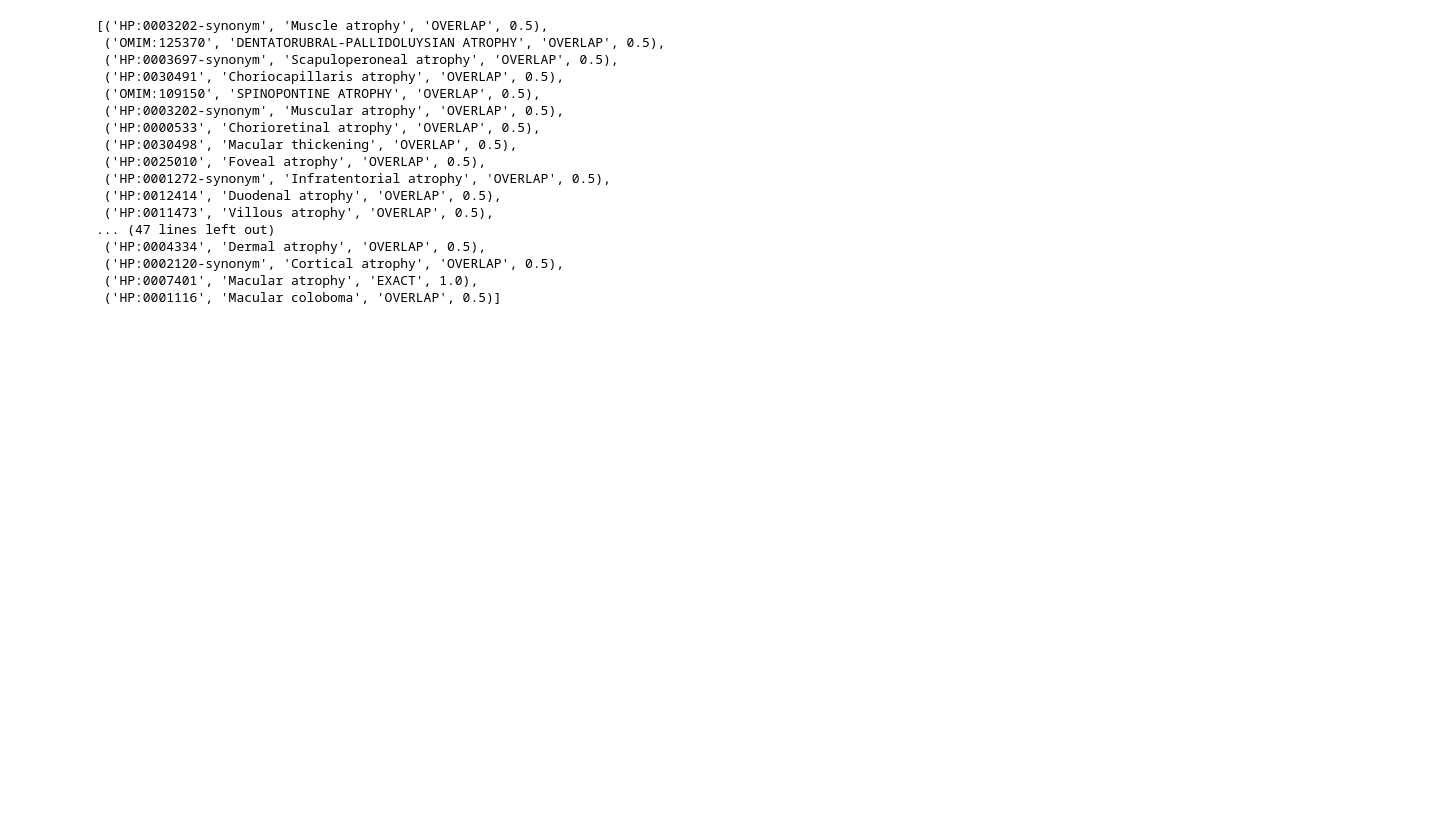
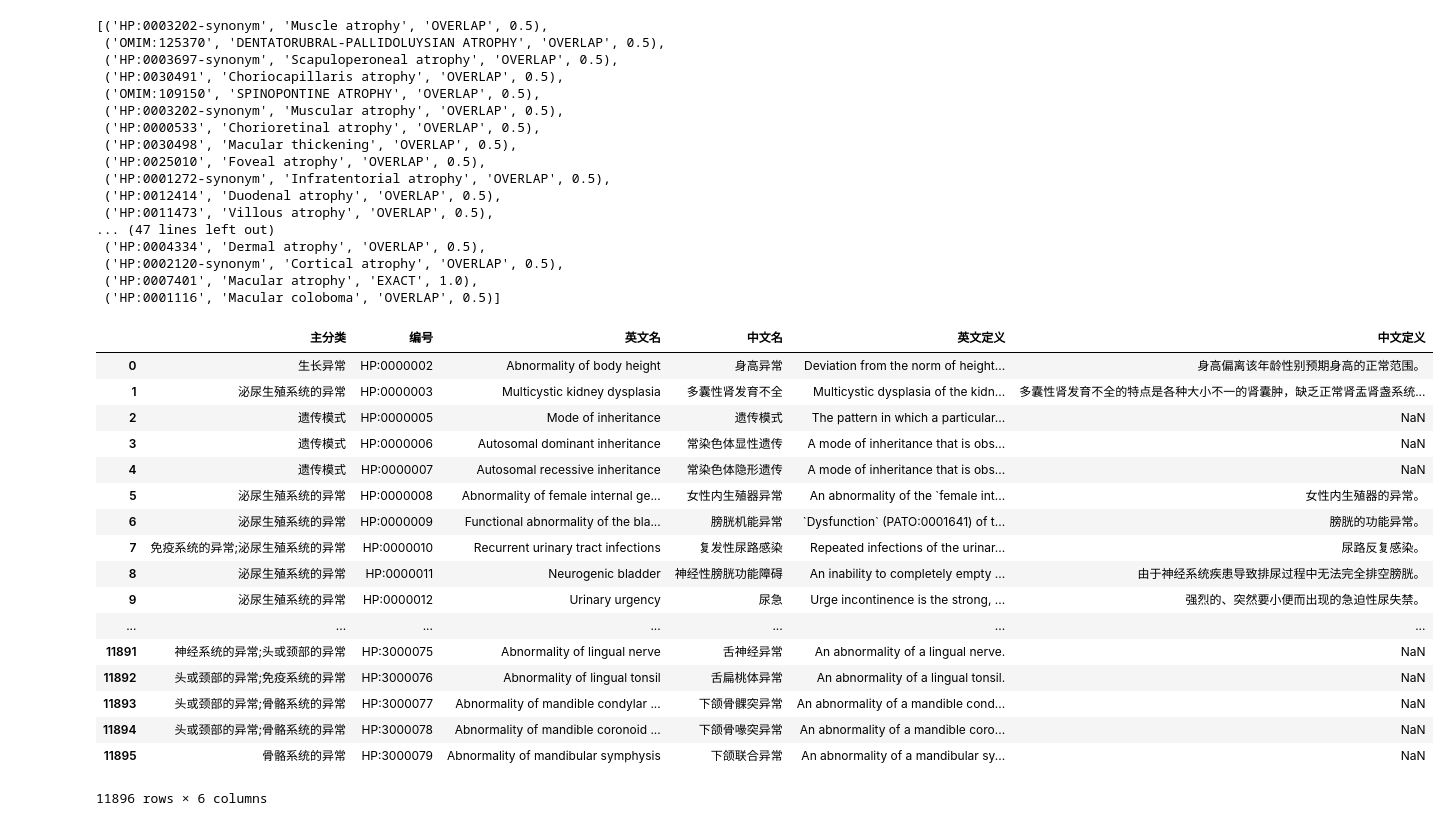
Before and after one commit to xguo39/deepbrain, a Jupyter notebook: deepb/test.ipynb, the cells around one changed output. Saved outputs shown, nothing was run; the diff lists cells and outputs as text; code cells hidden in the pictures; blank space fills up the shorter version.

Commit message:
chpo intro

```diff
--- a/deepb/test.ipynb
+++ b/deepb/test.ipynb
@@ -2099,3 +2079,24 @@ matches
  ('HP:0002120-synonym', 'Cortical atrophy', 'OVERLAP', 0.5),
  ('HP:0007401', 'Macular atrophy', 'EXACT', 1.0),
  ('HP:0001116', 'Macular coloboma', 'OVERLAP', 0.5)]
+# %%
+chpo
+# %% [output]
+|  | 主分类 | 编号 | 英文名 | 中文名 | 英文定义 | 中文定义 |
+| 0 | 生长异常 | HP:0000002 | Abnormality of body height | 身高异常 | Deviation from the norm of height... | 身高偏离该年龄性别预期身高的正常范围。 |
+| 1 | 泌尿生殖系统的异常 | HP:0000003 | Multicystic kidney dysplasia | 多囊性肾发育不全 | Multicystic dysplasia of the kidn... | 多囊性肾发育不全的特点是各种大小不一的肾囊肿，缺乏正常肾盂肾盏系统... |
+| 2 | 遗传模式 | HP:0000005 | Mode of inheritance | 遗传模式 | The pattern in which a particular... | NaN |
+| 3 | 遗传模式 | HP:0000006 | Autosomal dominant inheritance | 常染色体显性遗传 | A mode of inheritance that is obs... | NaN |
+| 4 | 遗传模式 | HP:0000007 | Autosomal recessive inheritance | 常染色体隐形遗传 | A mode of inheritance that is obs... | NaN |
+| 5 | 泌尿生殖系统的异常 | HP:0000008 | Abnormality of female internal ge... | 女性内生殖器异常 | An abnormality of the `female int... | 女性内生殖器的异常。 |
+| 6 | 泌尿生殖系统的异常 | HP:0000009 | Functional abnormality of the bla... | 膀胱机能异常 | `Dysfunction` (PATO:0001641) of t... | 膀胱的功能异常。 |
+| 7 | 免疫系统的异常;泌尿生殖系统的异常 | HP:0000010 | Recurrent urinary tract infections | 复发性尿路感染 | Repeated infections of the urinar... | 尿路反复感染。 |
+| 8 | 泌尿生殖系统的异常 | HP:0000011 | Neurogenic bladder | 神经性膀胱功能障碍 | An inability to completely empty ... | 由于神经系统疾患导致排尿过程中无法完全排空膀胱。 |
+| 9 | 泌尿生殖系统的异常 | HP:0000012 | Urinary urgency | 尿急 | Urge incontinence is the strong, ... | 强烈的、突然要小便而出现的急迫性尿失禁。 |
+| ... | ... | ... | ... | ... | ... | ... |
+| 11891 | 神经系统的异常;头或颈部的异常 | HP:3000075 | Abnormality of lingual nerve | 舌神经异常 | An abnormality of a lingual nerve. | NaN |
+| 11892 | 头或颈部的异常;免疫系统的异常 | HP:3000076 | Abnormality of lingual tonsil | 舌扁桃体异常 | An abnormality of a lingual tonsil. | NaN |
+| 11893 | 头或颈部的异常;骨骼系统的异常 | HP:3000077 | Abnormality of mandible condylar ... | 下颌骨髁突异常 | An abnormality of a mandible cond... | NaN |
+| 11894 | 头或颈部的异常;骨骼系统的异常 | HP:3000078 | Abnormality of mandible coronoid ... | 下颌骨喙突异常 | An abnormality of a mandible coro... | NaN |
+| 11895 | 骨骼系统的异常 | HP:3000079 | Abnormality of mandibular symphysis | 下颌联合异常 | An abnormality of a mandibular sy... | NaN |
+11896 rows × 6 columns
```
Also changed, not shown: parts of 1 cell of this notebook, 2 other files.
